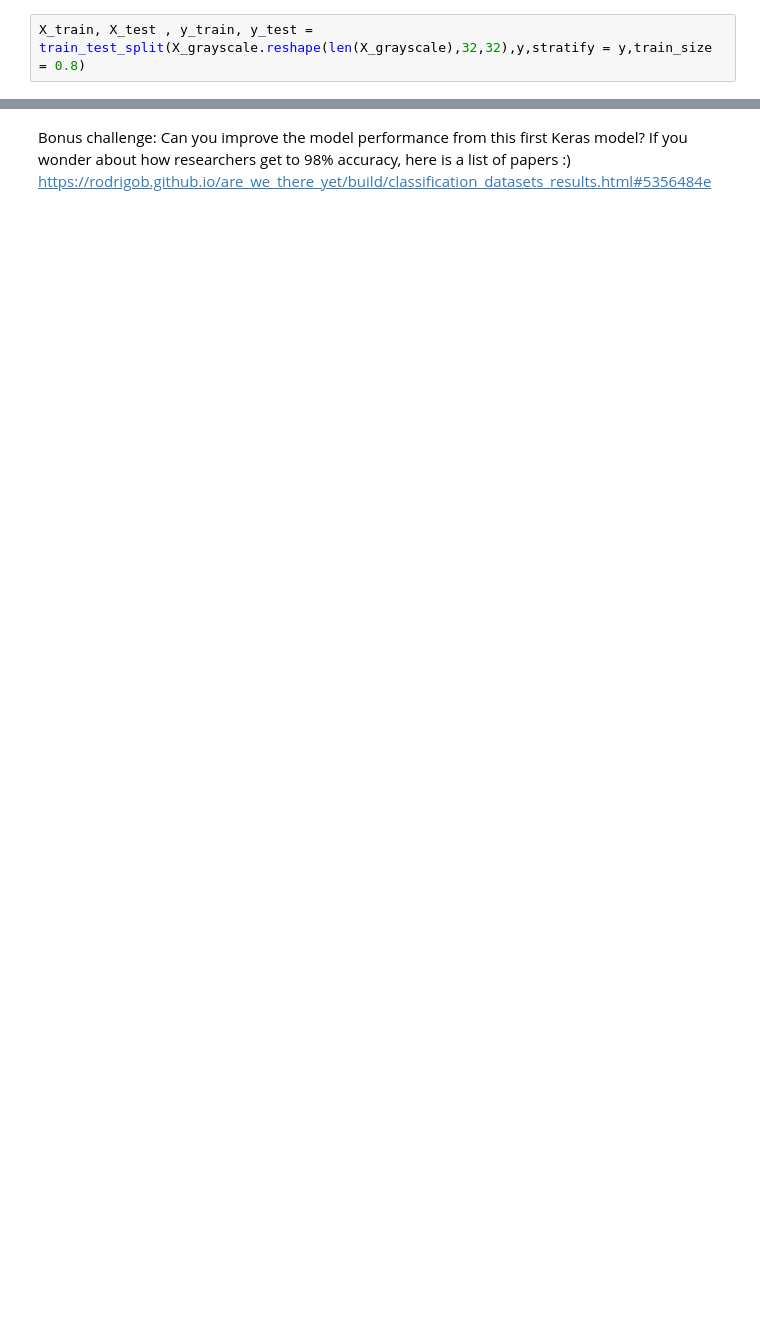
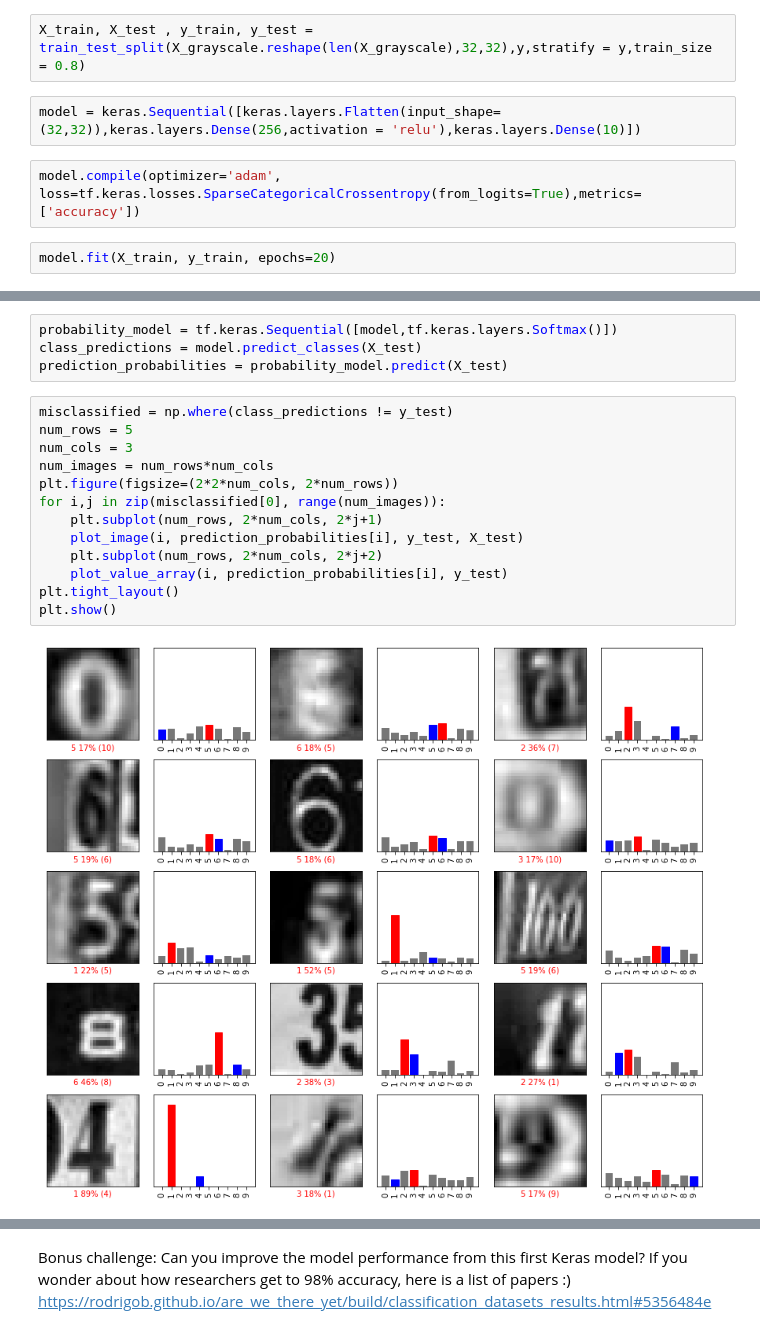
Before and after one commit to sasi6996/EAI6000, a Jupyter notebook: Assignment_3_Street_View_House_Numbers.ipynb, the cells around one changed output, grey strips where cells are left out. Saved outputs shown, nothing was run; the diff lists cells and outputs as text; blank space fills up the shorter version.

```diff
--- a/Assignment_3_Street_View_House_Numbers.ipynb
+++ b/Assignment_3_Street_View_House_Numbers.ipynb
@@ -255,2 +307,8 @@ print(tf._version_)
 # %%
 X_train, X_test , y_train, y_test = train_test_split(X_grayscale.reshape(len(X_grayscale),32,32),y,stratify = y,train_size = 0.8)
+# %%
+model = keras.Sequential([keras.layers.Flatten(input_shape=(32,32)),keras.layers.Dense(256,activation = 'relu'),keras.layers.Dense(10)])
+# %%
+model.compile(optimizer='adam', loss=tf.keras.losses.SparseCategoricalCrossentropy(from_logits=True),metrics=['accuracy'])
+# %%
+model.fit(X_train, y_train, epochs=20)
@@ -256,0 +342,19 @@ X_train, X_test , y_train, y_test = train_test_split(X_grayscale.reshape(len(X_g
+# %%
+probability_model = tf.keras.Sequential([model,tf.keras.layers.Softmax()])
+class_predictions = model.predict_classes(X_test)
+prediction_probabilities = probability_model.predict(X_test)
+# %%
+misclassified = np.where(class_predictions != y_test)
+num_rows = 5
+num_cols = 3
+num_images = num_rows*num_cols
+plt.figure(figsize=(2*2*num_cols, 2*num_rows))
+for i,j in zip(misclassified[0], range(num_images)):
+    plt.subplot(num_rows, 2*num_cols, 2*j+1)
+    plot_image(i, prediction_probabilities[i], y_test, X_test)
+    plt.subplot(num_rows, 2*num_cols, 2*j+2)
+    plot_value_array(i, prediction_probabilities[i], y_test)
+plt.tight_layout()
+plt.show()
+# %% [output]
+[figure, added]
```
Also changed, not shown: parts of 32 cells of this notebook.
